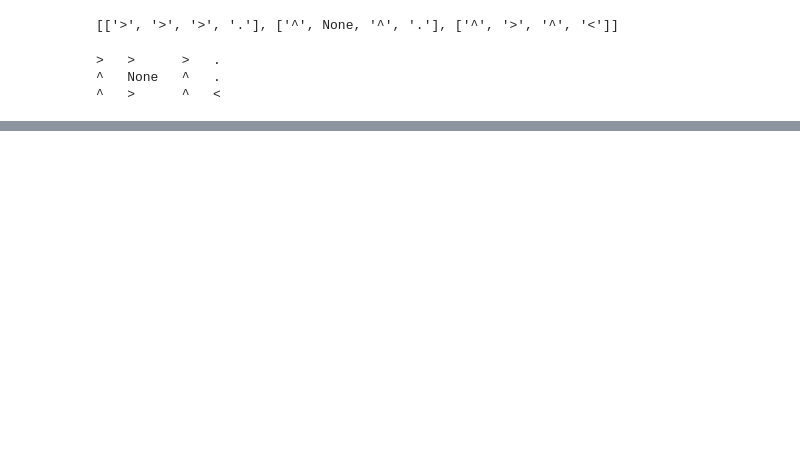
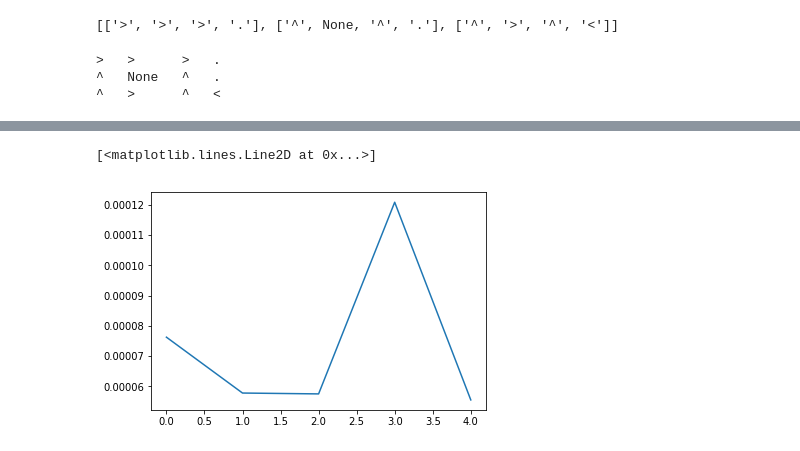
Before and after one commit to nshea3/ml_notebooks_p4, a Jupyter notebook: aimacode_mdp.ipynb, the cells around one changed output, grey strips where cells are left out. Drawn from its saved outputs; the diff is of its cells as text; code cells hidden in the pictures; blank space fills up the shorter version.

```diff
--- a/aimacode_mdp.ipynb
+++ b/aimacode_mdp.ipynb
@@ -104,0 +80,5 @@ nan
+# %%
+plt.plot(iter_time)
+# %% [output]
+[<matplotlib.lines.Line2D at 0x...>]
+[figure, added]
```
Also changed, not shown: parts of 8 cells of this notebook, 1 other file.
